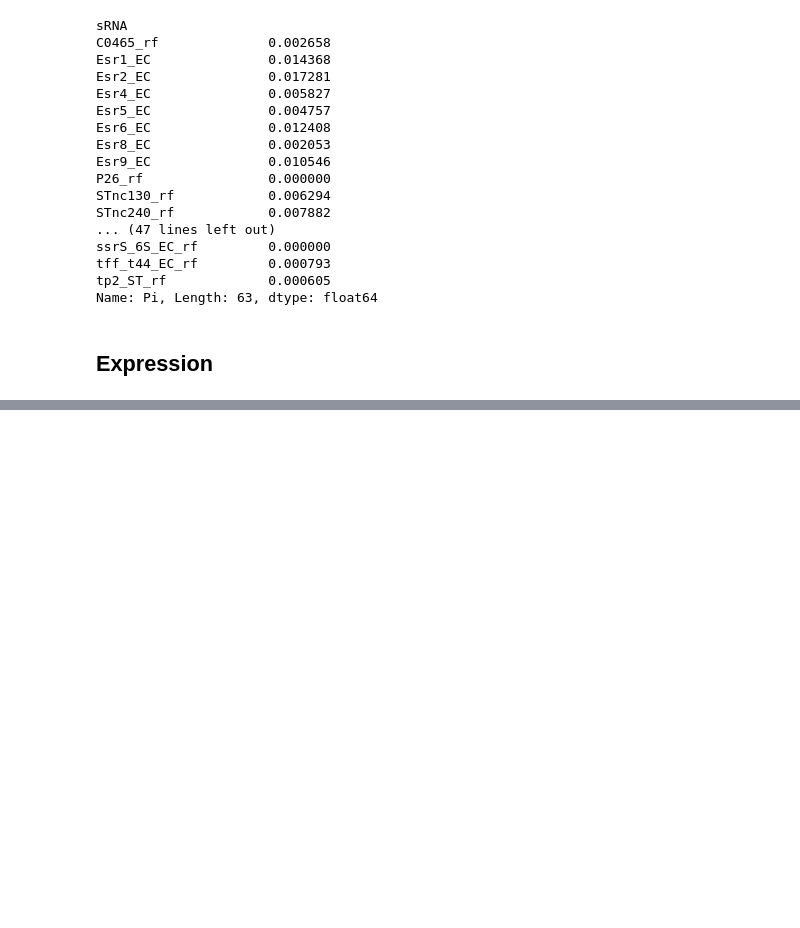
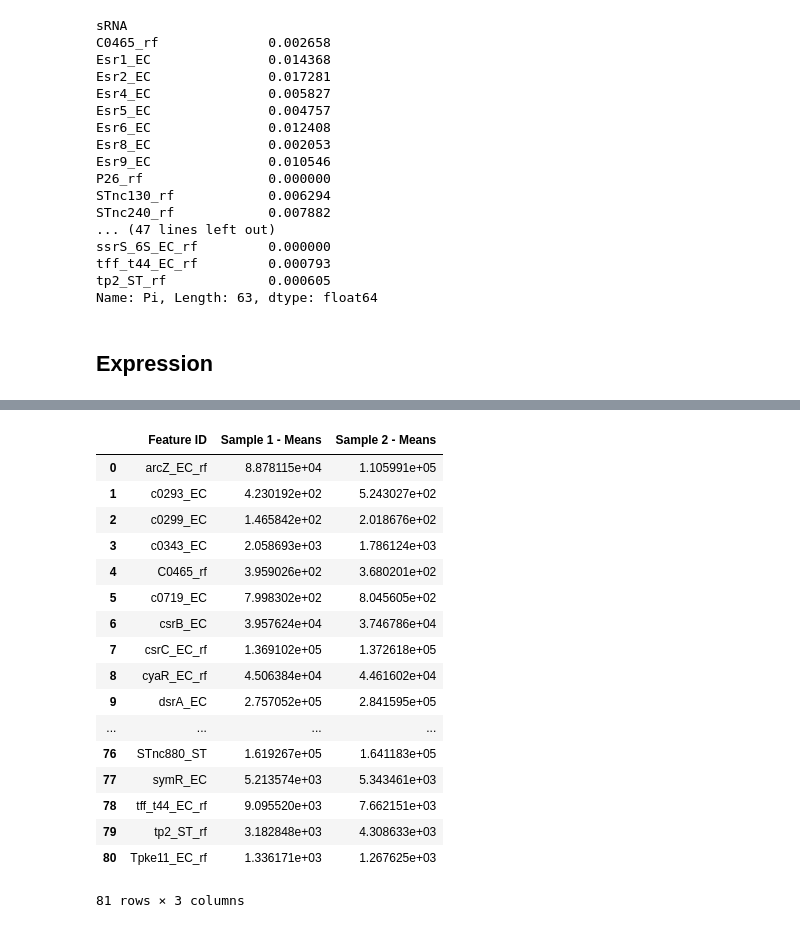
Before and after one commit to blauguste/ecoli-data, a Jupyter notebook: select_30_alignments/analyze_dnasp.ipynb, the cells around one changed output, grey strips where cells are left out. Saved outputs shown, nothing was run; the diff lists cells and outputs as text; code cells hidden in the pictures; blank space fills up the shorter version.

```diff
--- a/select_30_alignments/analyze_dnasp.ipynb
+++ b/select_30_alignments/analyze_dnasp.ipynb
@@ -146,0 +174,21 @@ Name: Pi, Length: 63, dtype: float64
+# %%
+exp
+# %% [output]
+|  | Feature ID | Sample 1 - Means | Sample 2 - Means |
+| 0 | arcZ_EC_rf | 8.878115e+04 | 1.105991e+05 |
+| 1 | c0293_EC | 4.230192e+02 | 5.243027e+02 |
+| 2 | c0299_EC | 1.465842e+02 | 2.018676e+02 |
+| 3 | c0343_EC | 2.058693e+03 | 1.786124e+03 |
+| 4 | C0465_rf | 3.959026e+02 | 3.680201e+02 |
+| 5 | c0719_EC | 7.998302e+02 | 8.045605e+02 |
+| 6 | csrB_EC | 3.957624e+04 | 3.746786e+04 |
+| 7 | csrC_EC_rf | 1.369102e+05 | 1.372618e+05 |
+| 8 | cyaR_EC_rf | 4.506384e+04 | 4.461602e+04 |
+| 9 | dsrA_EC | 2.757052e+05 | 2.841595e+05 |
+| ... | ... | ... | ... |
+| 76 | STnc880_ST | 1.619267e+05 | 1.641183e+05 |
+| 77 | symR_EC | 5.213574e+03 | 5.343461e+03 |
+| 78 | tff_t44_EC_rf | 9.095520e+03 | 7.662151e+03 |
+| 79 | tp2_ST_rf | 3.182848e+03 | 4.308633e+03 |
+| 80 | Tpke11_EC_rf | 1.336171e+03 | 1.267625e+03 |
+81 rows × 3 columns
```
Also changed, not shown: parts of 9 cells of this notebook.
